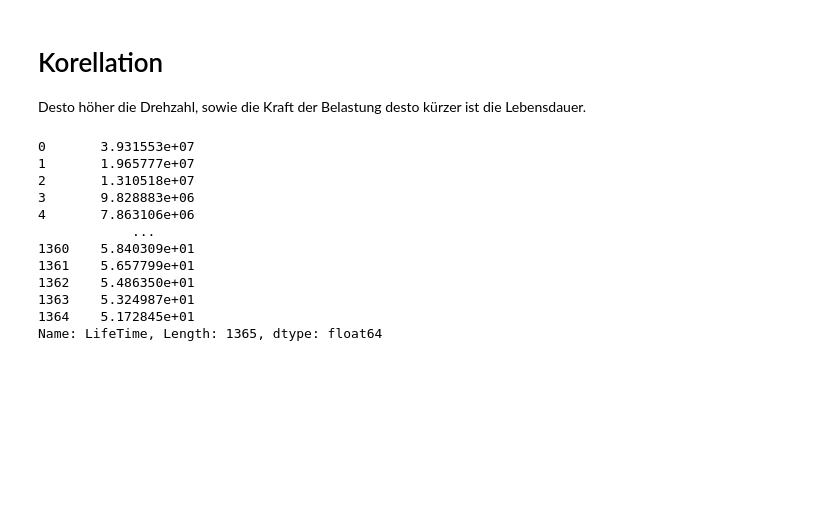
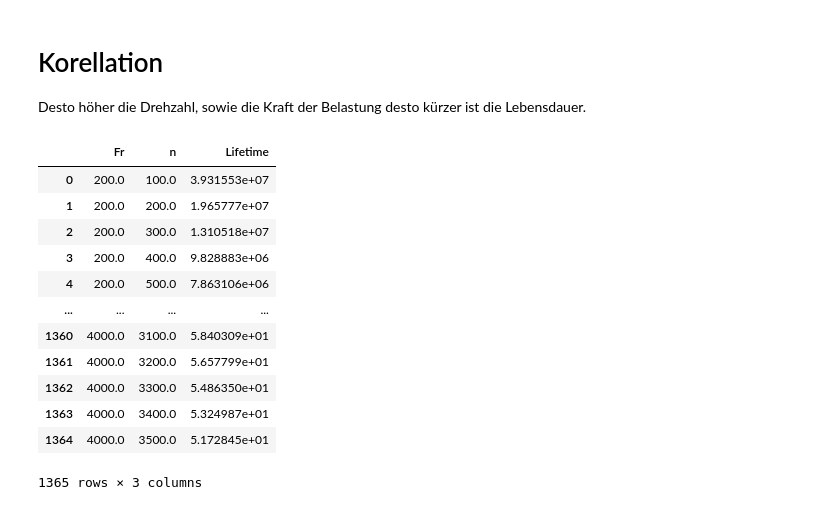
Before and after one commit to philippabele/deep-groove-with-tensorflow, a Jupyter notebook: firstTF.ipynb, the cells around one changed output. Saved outputs shown, nothing was run; the diff lists cells and outputs as text; code cells hidden in the pictures; blank space fills up the shorter version.

```diff
--- a/firstTF.ipynb
+++ b/firstTF.ipynb
@@ -23,21 +24,25 @@ plt.show()
 # Korellation
 
 Desto höher die Drehzahl, sowie die Kraft der Belastung desto kürzer ist die Lebensdauer.
-# %%
-test_features = test_train.copy()
-test_labels = test_features.pop("LifeTime")
-test_features = np.array(test_features)
-test_labels
-# %% [output]
-0       3.931553e+07
-1       1.965777e+07
-2       1.310518e+07
-3       9.828883e+06
-4       7.863106e+06
-            ...
-1360    5.840309e+01
-1361    5.657799e+01
-1362    5.486350e+01
-1363    5.324987e+01
-1364    5.172845e+01
-Name: LifeTime, Length: 1365, dtype: float64
+# %%
+oof_train= pd.read_csv("./data/first.csv")
+
+
+oof_train['Fr'] = oof_train['Fr'].astype(float)
+oof_train['n'] = oof_train['n'].astype(float)
+
+oof_train
+# %% [output]
+|  | Fr | n | Lifetime |
+| 0 | 200.0 | 100.0 | 3.931553e+07 |
+| 1 | 200.0 | 200.0 | 1.965777e+07 |
+| 2 | 200.0 | 300.0 | 1.310518e+07 |
+| 3 | 200.0 | 400.0 | 9.828883e+06 |
+| 4 | 200.0 | 500.0 | 7.863106e+06 |
+| ... | ... | ... | ... |
+| 1360 | 4000.0 | 3100.0 | 5.840309e+01 |
+| 1361 | 4000.0 | 3200.0 | 5.657799e+01 |
+| 1362 | 4000.0 | 3300.0 | 5.486350e+01 |
+| 1363 | 4000.0 | 3400.0 | 5.324987e+01 |
+| 1364 | 4000.0 | 3500.0 | 5.172845e+01 |
+1365 rows × 3 columns
```
Also changed, not shown: parts of 16 cells of this notebook, 1 other file.
